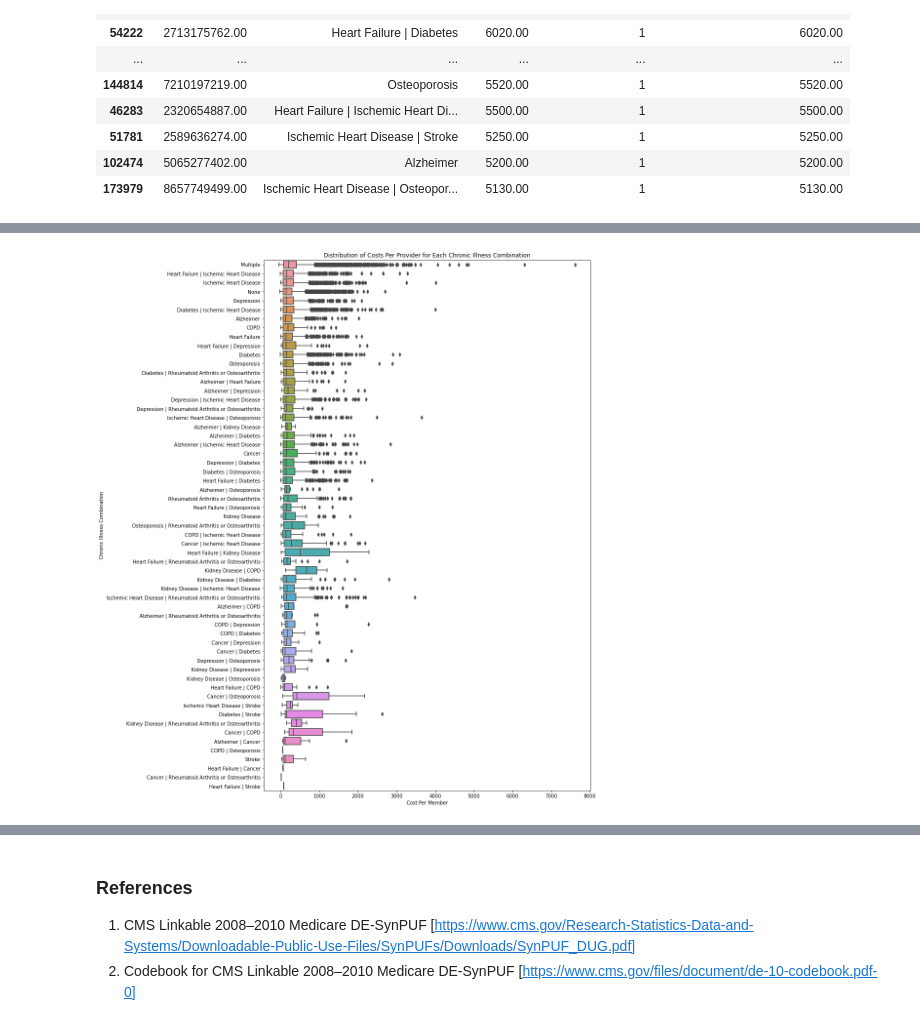
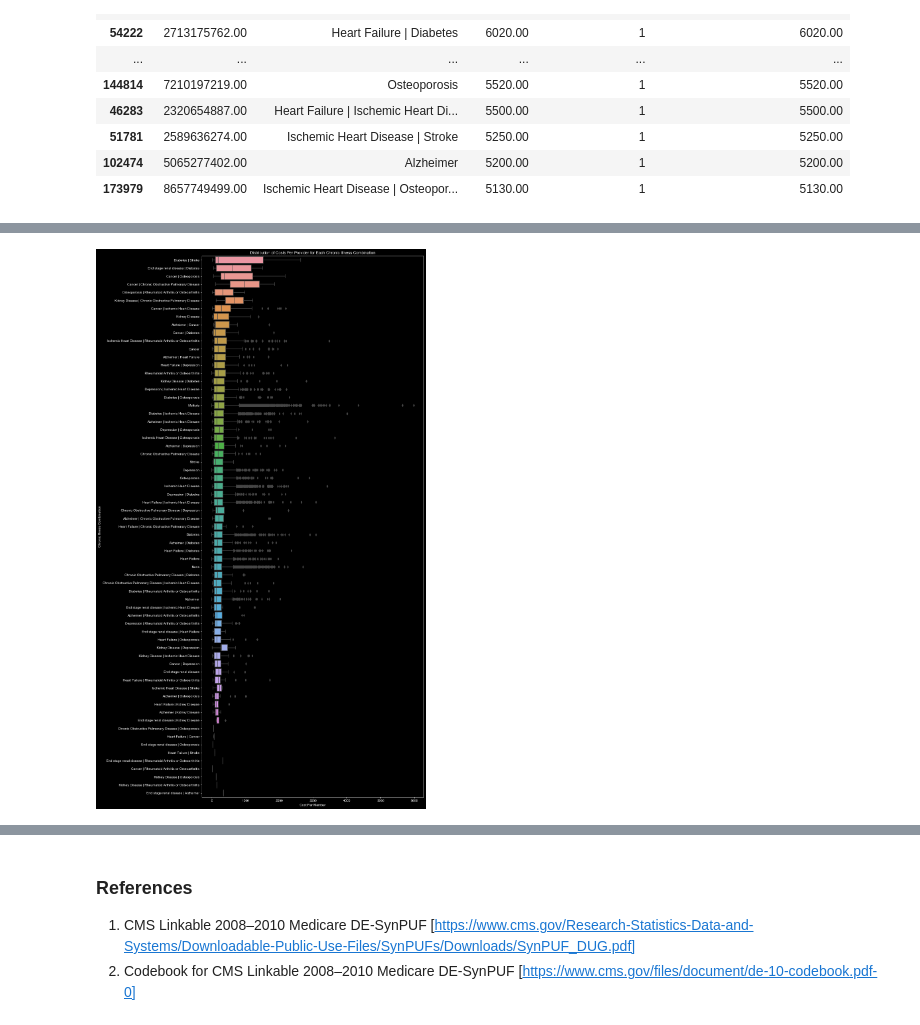
Before and after one commit to pattern-recogniser/python-helper, a Jupyter notebook: Outpatient claims analysis.ipynb, the cells around one changed output, grey strips where cells are left out. Drawn from its saved outputs; the diff is of its cells as text; code cells hidden in the pictures.

```diff
--- a/Outpatient claims analysis.ipynb
+++ b/Outpatient claims analysis.ipynb
@@ -245,6 +45,7 @@ char_columns_in_beneficiary_data = [
     'BENE_SEX_IDENT_CD',
     'BENE_RACE_CD',
     'BENE_ESRD_IND',
+    'SP_STATE_CODE'
     'SP_ALZHDMTA',
     'SP_CHF',
     'SP_CHRNKIDN',
@@ -428,10 +169,3 @@ the following cases:
 
 - `MEDREIMB_OP` in the beneficiary dataset denotes the total annual medical Outpatient Reimbursement from Medicaid. There are some beneficiaries in the dataset that have negative due to similar reasons as for `CLM_PMT_AMT`. However these are not removed, as their could be non-negative claim amounts from the same benficiary. I've replaced negative values with
 0 for this dataset.
-# %%
-claims_df = claims_df.drop_duplicates(subset=['CLM_ID'])
-claims_df = claims_df[claims_df['CLM_PMT_AMT'] >= 0]
-duplicate_claims = claims_df[claims_df.duplicated(subset=['CLM_ID'], keep=False)]
-beneficiary_df['MEDREIMB_OP'][beneficiary_df['MEDREIMB_OP'] < 0] = 0
-
-# claims_df = claims_df[~claims_df.duplicated(subset=['CLM_ID'], keep=False)]
@@ -442,0 +172,9 @@ See the caveats in the documentation: https://pandas.pydata.org/pandas-docs/stab
+# %%
+duplicate_claims = claims_df[claims_df.duplicated(subset=['CLM_ID'], keep=False)]
+print(f"Percentage of data removed due to duplicates:\
+      {100* len(duplicate_claims)/len(claims_df)}")
+
+claims_df = claims_df.drop_duplicates(subset=['CLM_ID'])
+claims_df = claims_df[claims_df['CLM_PMT_AMT'] >= 0]
+
+beneficiary_df['MEDREIMB_OP'] = beneficiary_df['MEDREIMB_OP'].clip(lower=0)
@@ -635,15 +522,24 @@ provider_condition_grouped_df
 # %%
 
-# Create a horizontal boxplot using seaborn
-plt.figure(figsize=(12, 20))
-sns.boxplot(x='cost_per_member', y='combined_condition', data=provider_condition_grouped_df)
+
+# Assuming you have a DataFrame provider_condition_grouped_df
+
+# Calculate the IQR for each group
+iqr_values = provider_condition_grouped_df.groupby('combined_condition')['cost_per_member'].quantile(0.75) - provider_condition_grouped_df.groupby('combined_condition')['cost_per_member'].quantile(0.25)
+
+# Sort the groups by decreasing IQR
+sorted_conditions = iqr_values.sort_values(ascending=False).index
+
+# Create a horizontal boxplot using seaborn with the sorted order
+fig, ax = plt.subplots(figsize=(12, 30))
+sns.boxplot(x='cost_per_member', y='combined_condition', data=provider_condition_grouped_df, order=sorted_conditions)
 
 # Customize the plot
-plt.title('Distribution of Costs Per Provider for Each Chronic Illness Combination')
-plt.xlabel('Cost Per Member')
-plt.ylabel('Chronic Illness Combination')
+ax.set_title('Distribution of Costs Per Provider for Each Chronic Illness Combination')
+ax.set_xlabel('Cost Per Member')
+ax.set_ylabel('Chronic Illness Combination')
 
 # Show the plot
 plt.show()
 # %% [output]
-[figure, old version]
+[figure, new version]
```
Also changed, not shown: parts of 39 cells of this notebook, 1 other file.
